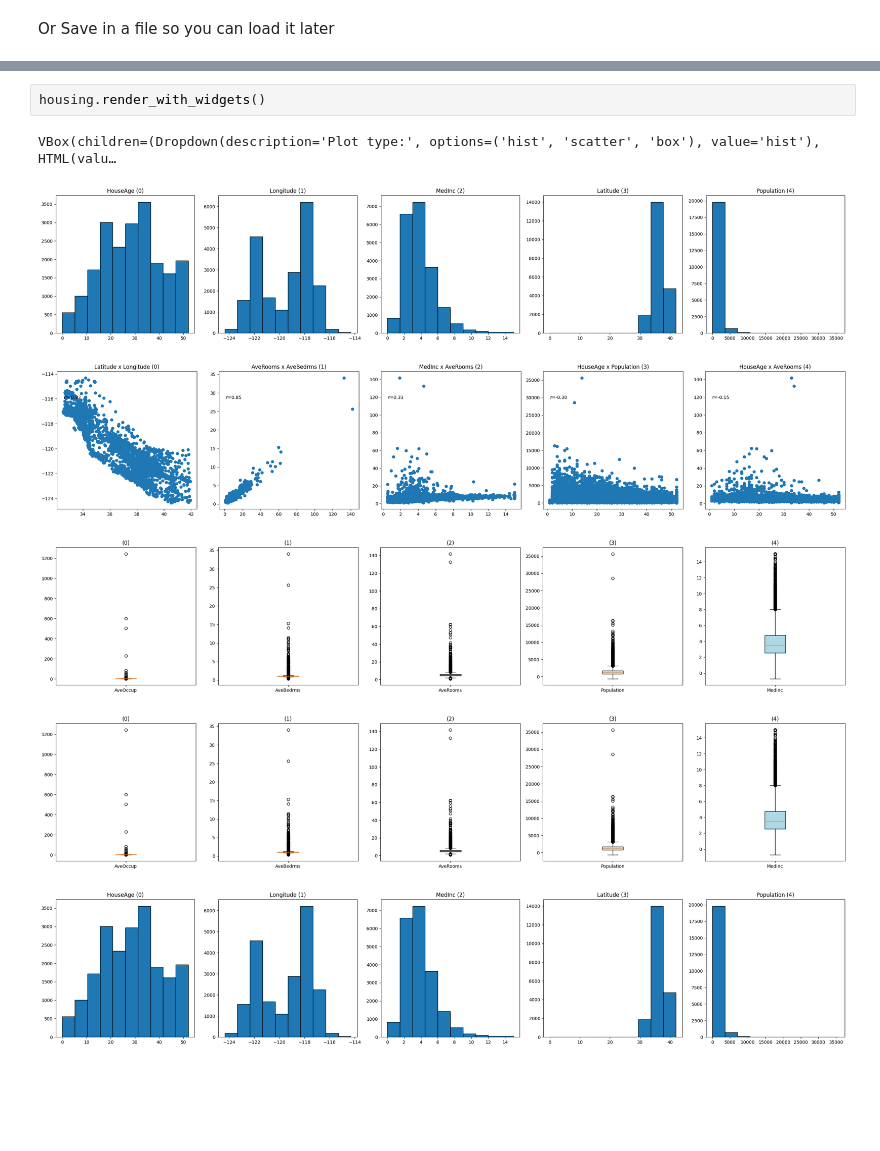
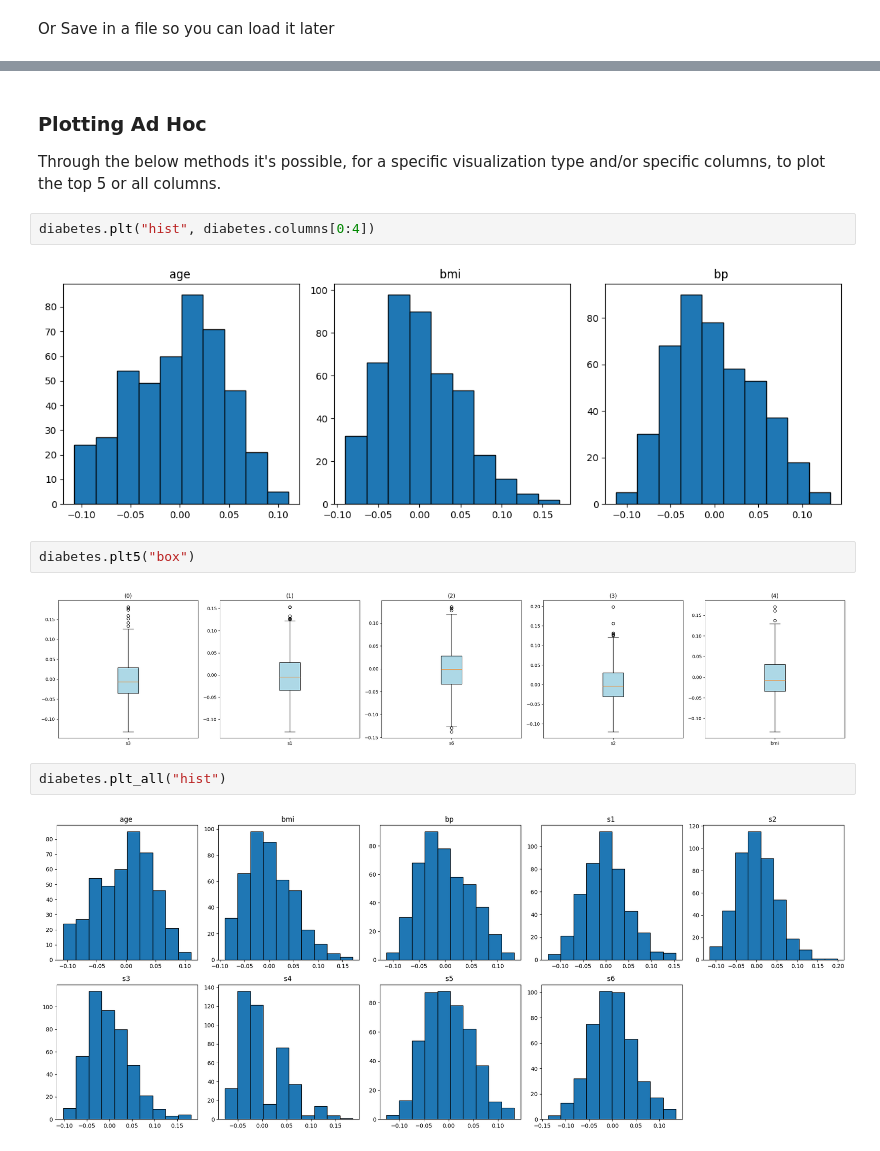
Before and after one commit to pradolucas/PGC, a Jupyter notebook: demo/demo.ipynb, the cells around one changed output, grey strips where cells are left out. Saved outputs shown, nothing was run; the diff lists cells and outputs as text; blank space fills up the shorter version.

```diff
--- a/demo/demo.ipynb
+++ b/demo/demo.ipynb
@@ -44,9 +39,15 @@ iris.plt_all("scatter")
-# %%
-housing.render_with_widgets()
-# %% [output]
-VBox(children=(Dropdown(description='Plot type:', options=('hist', 'scatter', 'box'), value='hist'), HTML(valu…
-[figure, removed]
-[figure, removed]
-[figure, removed]
-[figure, removed]
-[figure, removed]
+# %% [markdown]
+### Plotting Ad Hoc
+Through the below methods it's possible, for a specific visualization type and/or specific columns, to plot the top 5 or all columns.
+# %%
+diabetes.plt("hist", diabetes.columns[0:4])
+# %% [output]
+[figure, added]
+# %%
+diabetes.plt5("box")
+# %% [output]
+[figure, added]
+# %%
+diabetes.plt_all("hist")
+# %% [output]
+[figure, added]
```
Also changed, not shown: parts of 24 cells of this notebook, 1 other file.
